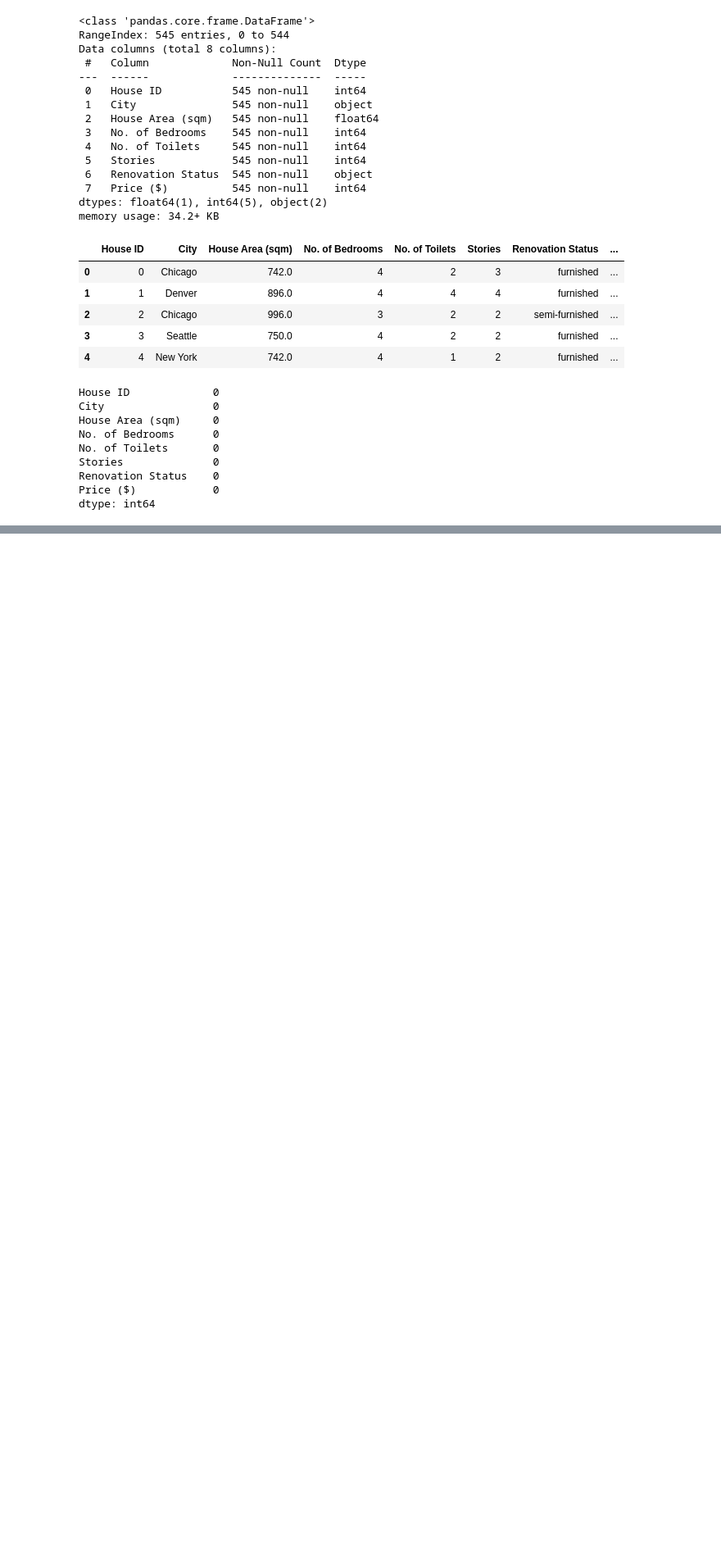
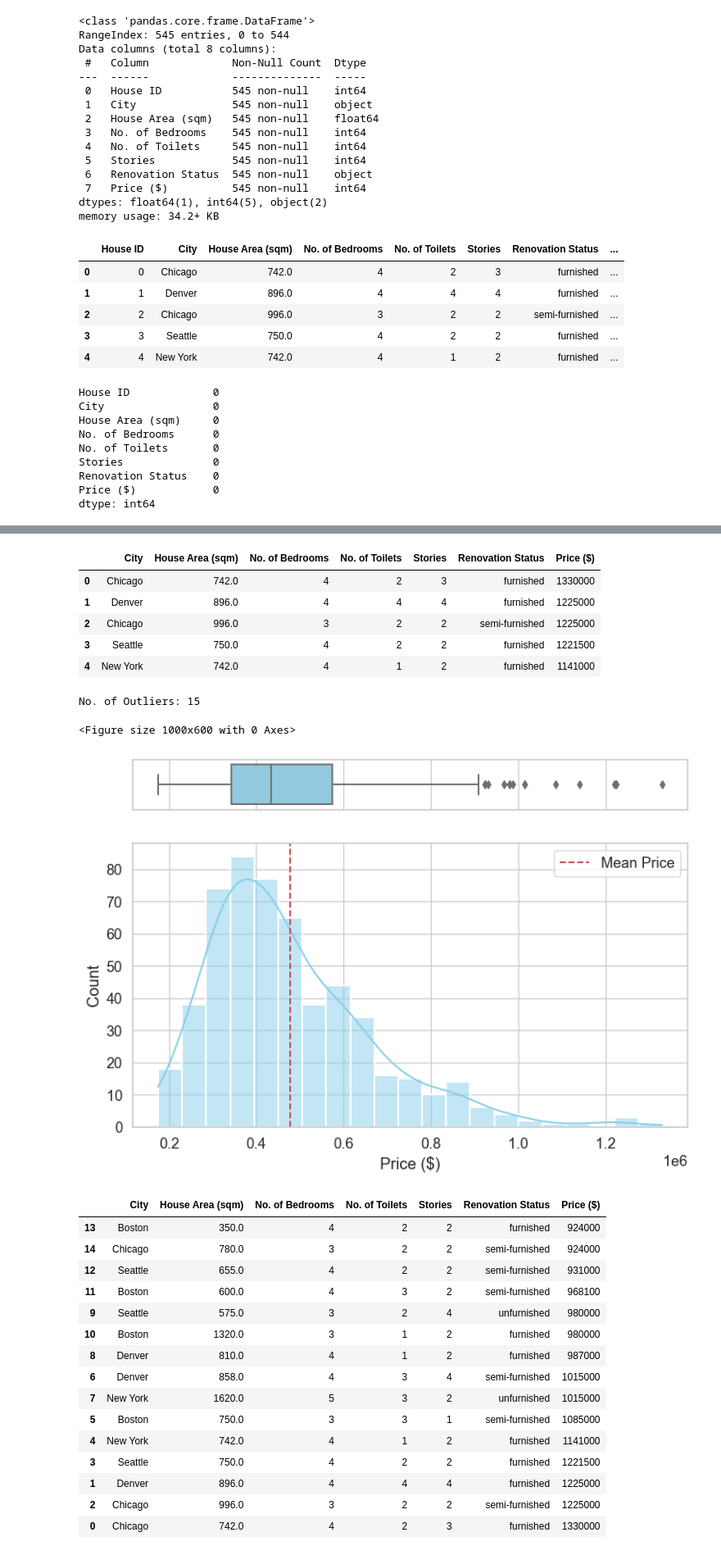
Before and after one commit to fwnriyx/poly, a Jupyter notebook: AI and Machine Learning/CA1/Regression/housing.ipynb, the cells around one changed output, grey strips where cells are left out. Shown at 82% size. Cells and saved outputs as stored; diff of their text form; code cells hidden in the pictures; blank space fills up the shorter version.

```diff
--- a/AI and Machine Learning/CA1/Regression/housing.ipynb
+++ b/AI and Machine Learning/CA1/Regression/housing.ipynb
@@ -106,0 +156,35 @@ dtype: int64
+# %%
+def outlierDetection(df, var, sort = True, deskew=True):
+    col = df[var]
+    Q3 = col.quantile(0.75)
+    Q1 = col.quantile(0.25)
+    IQR = Q3 - Q1
+    UpperFence = Q3 + 1.5 * IQR
+    LowerFence = Q1 - 1.5 * IQR
+    mask = (col > UpperFence) | (col < LowerFence)
+    outlier_df = df[mask]
+    if len(outlier_df) == 0:
+        print("No Outliers")
+    else:
+        print("Outliers in Series (First 5)")
+        display(outlier_df.head())
+        print("No. of Outliers:", len(outlier_df))
+    sns.set(style="whitegrid", font_scale=1.2)
+    plt.figure(figsize=(10, 6))
+    # boxplot and histplot together
+    fig, (ax_box, ax_hist) = plt.subplots(2, sharex=True, gridspec_kw={"height_ratios": (.15, .85)}, figsize = (9, 6))
+    sns.boxplot(x= var, data = df, ax=ax_box, color='skyblue')
+    sns.histplot(x= var , ax = ax_hist, kde=True, color='skyblue', edgecolor='white', linewidth=1.5, data= df)
+
+    # find mean value
+    mean = df[var].mean()
+
+    # create mean line on histogram
+    ax_hist.axvline(mean, color='r', linestyle='--', label="Mean Price")
+    ax_hist.legend()
+    ax_box.set(xlabel='')
+    plt.show()
+    if sort:
+        return outlier_df.sort_values(var)
+    else:
+        return outlier_df
@@ -106,0 +211,4 @@ dtype: int64
+# %%
+priceOutliers = outlierDetection(house_df, "Price ($)")
+priceOutliers.sort_values("Price ($)")
+# %% [output]
@@ -106,0 +216,25 @@ dtype: int64
+|  | City | House Area (sqm) | No. of Bedrooms | No. of Toilets | Stories | Renovation Status | Price ($) |
+| 0 | Chicago | 742.0 | 4 | 2 | 3 | furnished | 1330000 |
+| 1 | Denver | 896.0 | 4 | 4 | 4 | furnished | 1225000 |
+| 2 | Chicago | 996.0 | 3 | 2 | 2 | semi-furnished | 1225000 |
+| 3 | Seattle | 750.0 | 4 | 2 | 2 | furnished | 1221500 |
+| 4 | New York | 742.0 | 4 | 1 | 2 | furnished | 1141000 |
+No. of Outliers: 15
+<Figure size 1000x600 with 0 Axes>
+[figure, added]
+|  | City | House Area (sqm) | No. of Bedrooms | No. of Toilets | Stories | Renovation Status | Price ($) |
+| 13 | Boston | 350.0 | 4 | 2 | 2 | furnished | 924000 |
+| 14 | Chicago | 780.0 | 3 | 2 | 2 | semi-furnished | 924000 |
+| 12 | Seattle | 655.0 | 4 | 2 | 2 | semi-furnished | 931000 |
+| 11 | Boston | 600.0 | 4 | 3 | 2 | semi-furnished | 968100 |
+| 9 | Seattle | 575.0 | 3 | 2 | 4 | unfurnished | 980000 |
+| 10 | Boston | 1320.0 | 3 | 1 | 2 | furnished | 980000 |
+| 8 | Denver | 810.0 | 4 | 1 | 2 | furnished | 987000 |
+| 6 | Denver | 858.0 | 4 | 3 | 4 | semi-furnished | 1015000 |
+| 7 | New York | 1620.0 | 5 | 3 | 2 | unfurnished | 1015000 |
+| 5 | Boston | 750.0 | 3 | 3 | 1 | semi-furnished | 1085000 |
+| 4 | New York | 742.0 | 4 | 1 | 2 | furnished | 1141000 |
+| 3 | Seattle | 750.0 | 4 | 2 | 2 | furnished | 1221500 |
+| 1 | Denver | 896.0 | 4 | 4 | 4 | furnished | 1225000 |
+| 2 | Chicago | 996.0 | 3 | 2 | 2 | semi-furnished | 1225000 |
+| 0 | Chicago | 742.0 | 4 | 2 | 3 | furnished | 1330000 |
```
Also changed, not shown: parts of 42 cells of this notebook.
